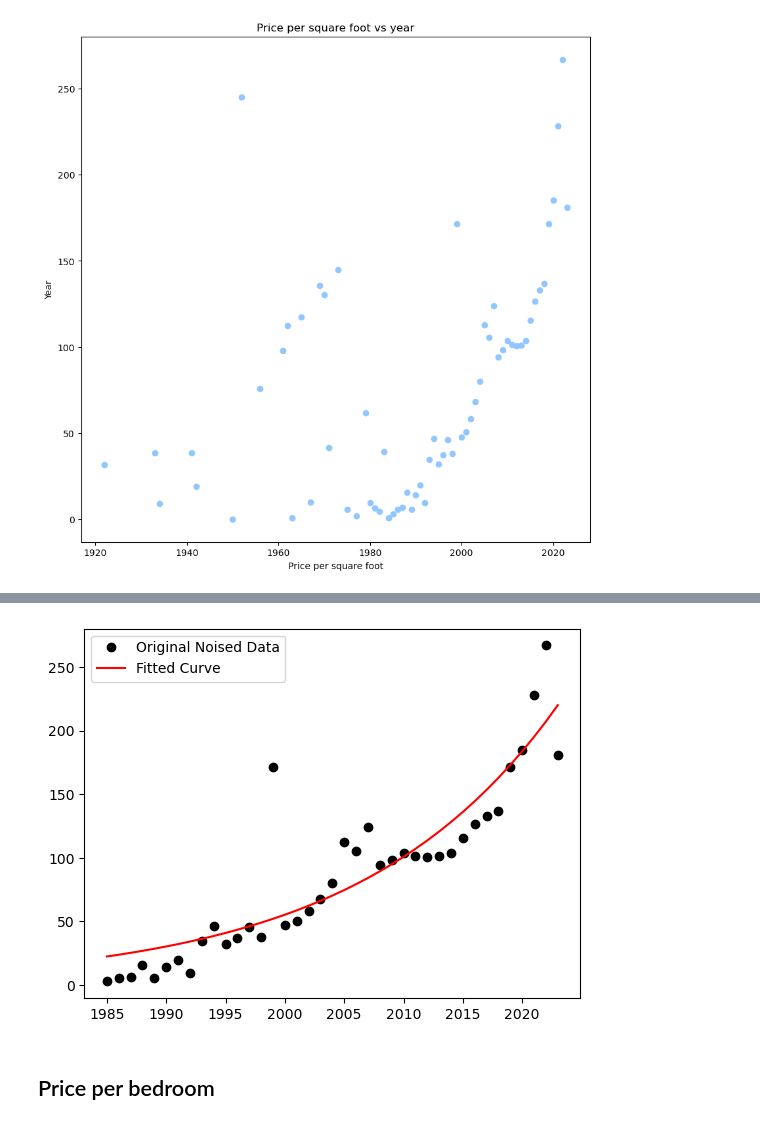
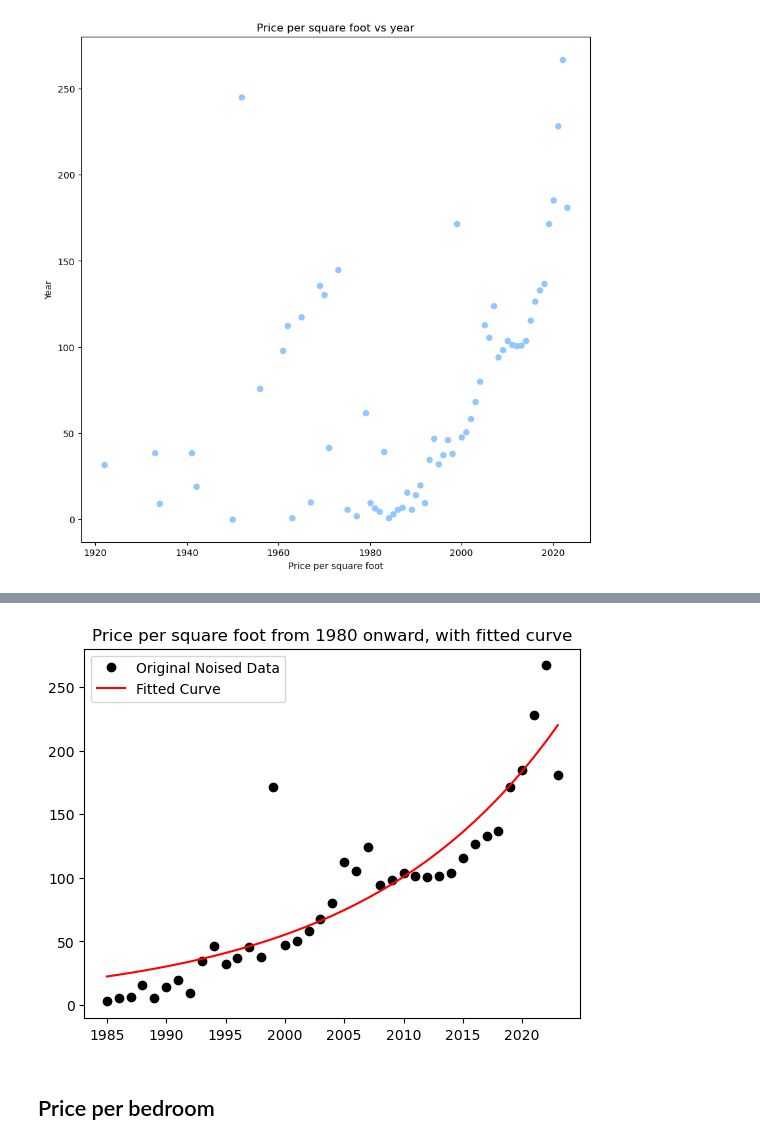
Before and after one commit to AGanguli/PhillyRealEstateEstimator, a Jupyter notebook: create-model.ipynb, the cells around one changed output, grey strips where cells are left out. Saved outputs shown, nothing was run; the diff lists cells and outputs as text; code cells hidden in the pictures.

```diff
--- a/create-model.ipynb
+++ b/create-model.ipynb
@@ -244,10 +274,11 @@ popt, pcov = scipy.optimize.curve_fit(fit,  after_1985['transfer_year'], after_1
 # %%
 plt.figure()
 plt.plot( after_1985['transfer_year'], after_1985['price_per_total_livable_area'], 'ko', label="Original Noised Data")
 plt.plot( after_1985['transfer_year'], fit( after_1985['transfer_year'], *popt), 'r-', label="Fitted Curve")
 plt.legend()
+plt.title('Price per square foot from 1980 onward, with fitted curve')
 plt.show()
 # %% [output]
-[figure, old version]
+[figure, new version]
 # %% [markdown]
 ## Price per bedroom
```
Also changed, not shown: parts of 19 cells of this notebook.
